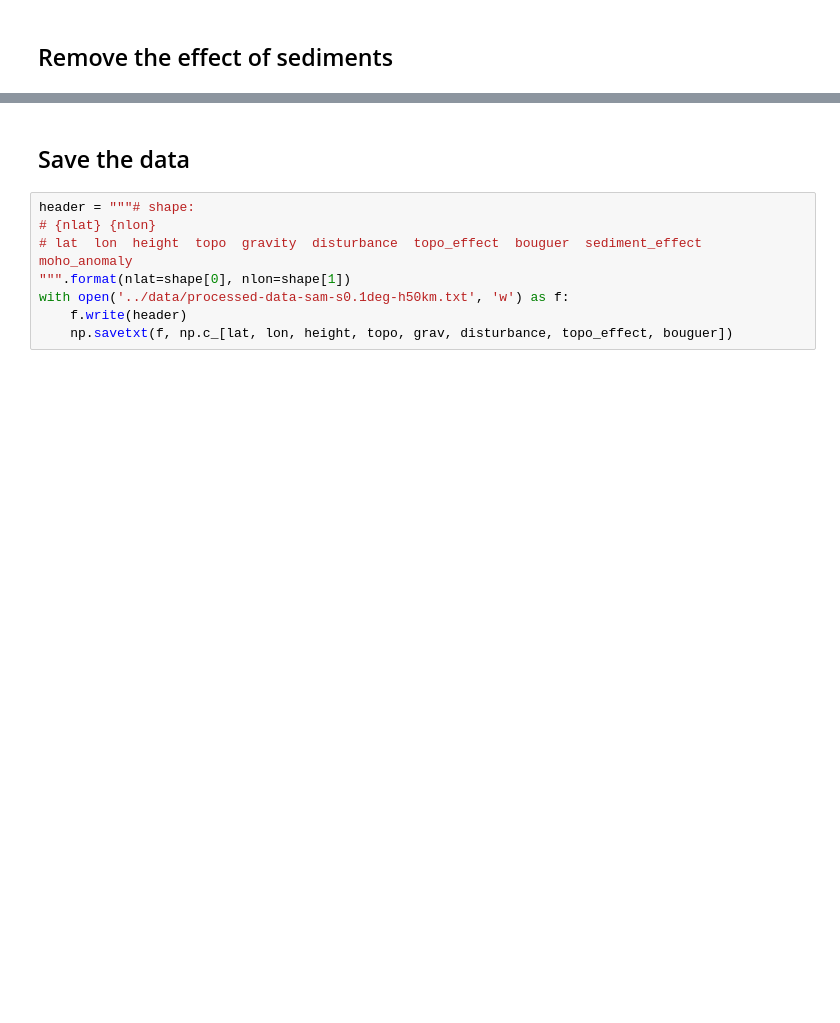
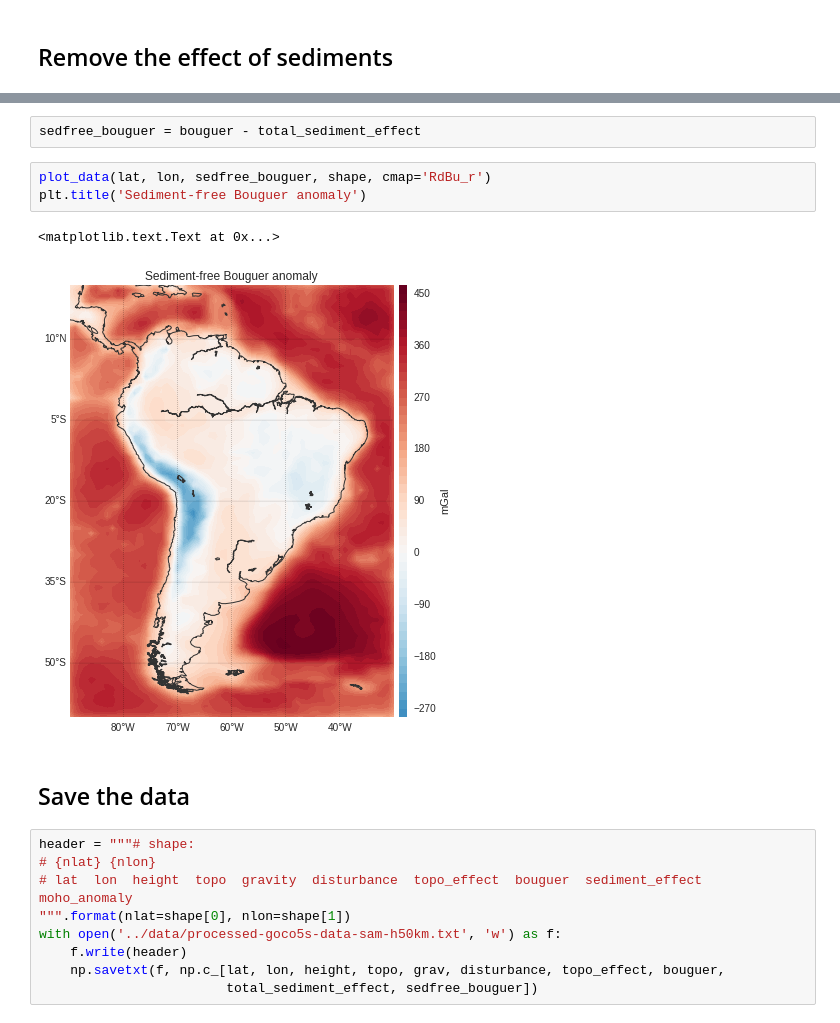
Before and after one commit to pinga-lab/paper-moho-inversion-tesseroids, a Jupyter notebook: notebooks/south-america-gravity-data.ipynb, the cells around one changed output, grey strips where cells are left out. Saved outputs shown, nothing was run; the diff lists cells and outputs as text; blank space fills up the shorter version.

```diff
--- a/notebooks/south-america-gravity-data.ipynb
+++ b/notebooks/south-america-gravity-data.ipynb
@@ -191,3 +245,11 @@ plt.title('Bouguer anomaly')
+# %%
+sedfree_bouguer = bouguer - total_sediment_effect
+# %%
+plot_data(lat, lon, sedfree_bouguer, shape, cmap='RdBu_r')
+plt.title('Sediment-free Bouguer anomaly')
+# %% [output]
+<matplotlib.text.Text at 0x...>
+[figure, added]
 # %% [markdown]
 ## Save the data
 # %%
@@ -195,8 +257,9 @@ header = """# shape:
 # {nlat} {nlon}
 # lat  lon  height  topo  gravity  disturbance  topo_effect  bouguer  sediment_effect  moho_anomaly
 """.format(nlat=shape[0], nlon=shape[1])
-with open('../data/processed-data-sam-s0.1deg-h50km.txt', 'w') as f:
+with open('../data/processed-goco5s-data-sam-h50km.txt', 'w') as f:
     f.write(header)
-    np.savetxt(f, np.c_[lat, lon, height, topo, grav, disturbance, topo_effect, bouguer])
+    np.savetxt(f, np.c_[lat, lon, height, topo, grav, disturbance, topo_effect, bouguer,
+                        total_sediment_effect, sedfree_bouguer])
 # %% [markdown]
 []()
```
Also changed, not shown: parts of 21 cells of this notebook, 1 other file.
